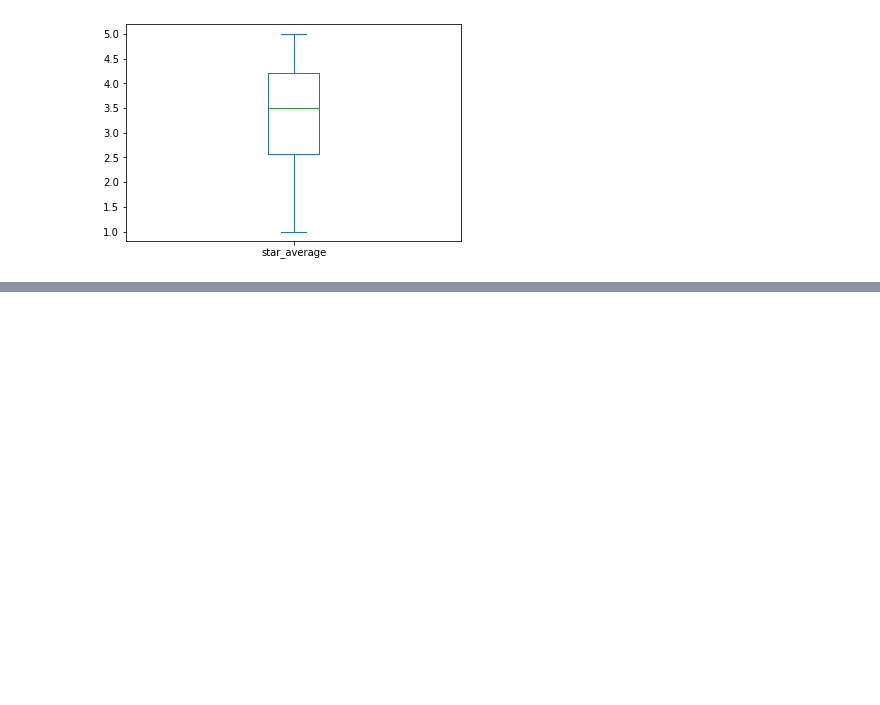
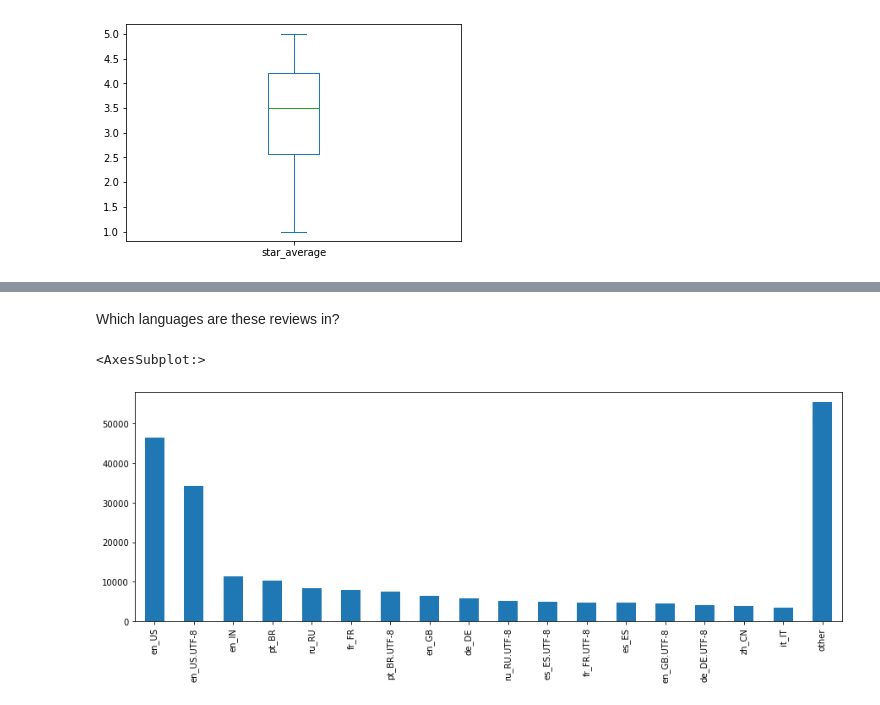
Before and after one commit to razzeee/app-reviews, a Jupyter notebook: stats.ipynb, the cells around one changed output, grey strips where cells are left out. Drawn from its saved outputs; the diff is of its cells as text; code cells hidden in the pictures; blank space fills up the shorter version.

```diff
--- a/stats.ipynb
+++ b/stats.ipynb
@@ -58,0 +73,13 @@ df[df["total"]>20].dropna().nlargest(20,"star_average")
+# %% [markdown]
+Which languages are these reviews in?
+# %%
+prob = reviewsDf["locale"].value_counts()
+
+mask = prob > 3000
+tail_prob = prob.loc[~mask].sum()
+prob = prob.loc[mask]
+prob['other'] = tail_prob
+prob.plot(kind='bar', figsize=(15, 5))
+# %% [output]
+<AxesSubplot:>
+[figure, added]
```
Also changed, not shown: parts of 10 cells of this notebook.
